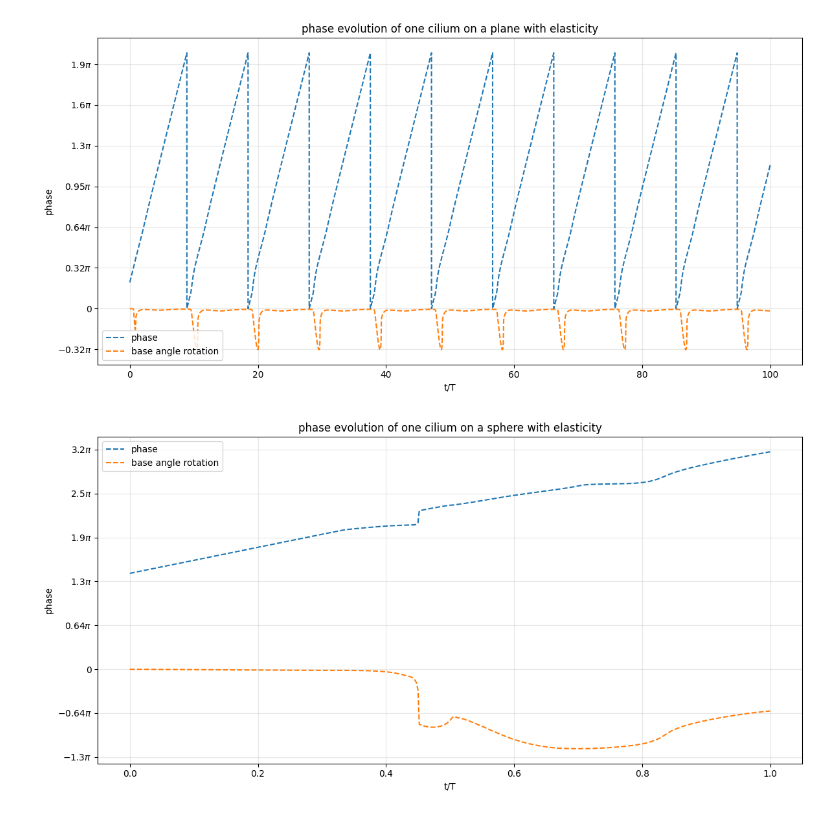
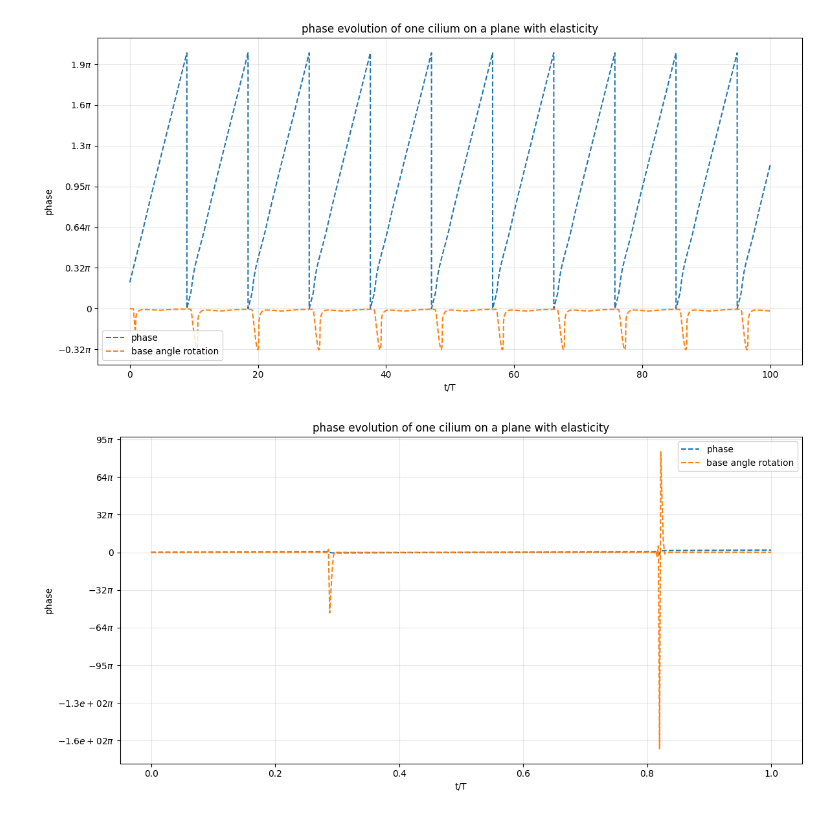
Before and after one commit to Biofluid-Dynamics-Group/cuda-filaments, a Jupyter notebook: analysis/view_phase.ipynb, the cells around one changed output. Cells and saved outputs as stored; diff of their text form; code cells hidden in the pictures.

Commit message:
test failed, lets try more timesteps

```diff
--- a/analysis/view_phase.ipynb
+++ b/analysis/view_phase.ipynb
@@ -47,7 +47,7 @@ plt.show()
 # %%
 from matplotlib.ticker import FuncFormatter
 
-path_1_c = '../data/sphere_test_1/20250522/ciliate_1fil_9000blob_8.00R_0.0010torsion_0.2182tilt_0.3000f_eff_1.4960theta0_0.0000freqshift_true_states.dat'
+path_1_c = '../data/new_elas_rpy_test_1/20250528/ciliate_1fil_9000blob_8.00R_0.0010torsion_0.2182tilt_0.3000f_eff_1.4960theta0_0.0000freqshift_true_states.dat'
 
 data = np.loadtxt(path_1_c)
 time = data[:, 0] / 500.0
@@ -59,32 +59,32 @@ def multiple_pi_formatter(x, pos):
   frac = x / np.pi
   if np.isclose(frac, 0):
     return "0"
   elif np.isclose(frac, 1):
     return r"$\pi$"
   elif np.isclose(frac, -1):
     return r"$-\pi$"
   elif np.isclose(frac, 2):
     return r"$2\pi$"
   elif np.isclose(frac, -2):
     return r"$-2\pi$"
   else:
     return r"${0:.2g}\pi$".format(frac)
 
 # Create a single figure with both plots
 plt.figure(figsize=(12, 6))
 plt.plot(time, psi1, label='phase', linestyle='--')
 plt.plot(time, psi2, label='base angle rotation', linestyle='--')
 
 plt.xlabel('t/T')
 plt.ylabel('phase')
-plt.title('phase evolution of one cilium on a sphere with elasticity')
+plt.title('phase evolution of one cilium on a plane with elasticity')
 plt.legend()
 plt.grid(True, alpha=0.3)
 
 # Apply the multiple_pi_formatter to the y-axis
 plt.gca().yaxis.set_major_formatter(FuncFormatter(multiple_pi_formatter))
 
 plt.tight_layout()
 plt.show()
 # %% [output]
-[figure, old version]
+[figure, new version]
```
Also changed, not shown: 2 other files.
